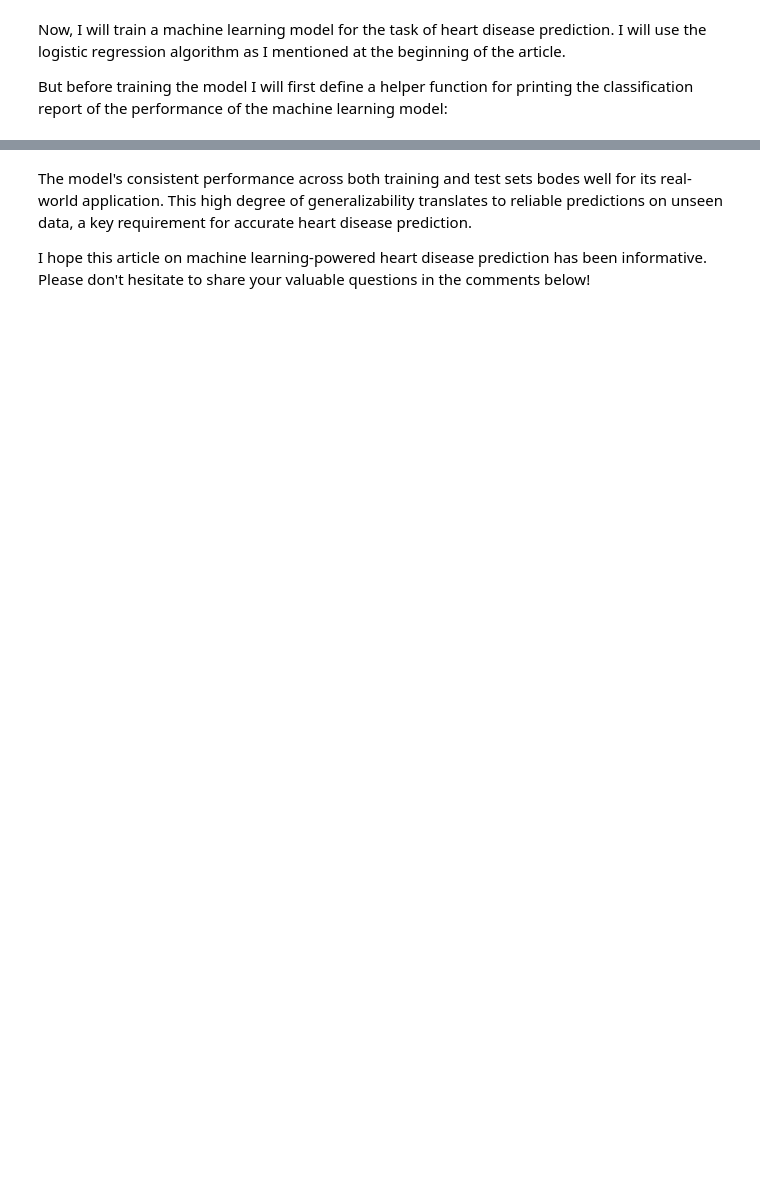
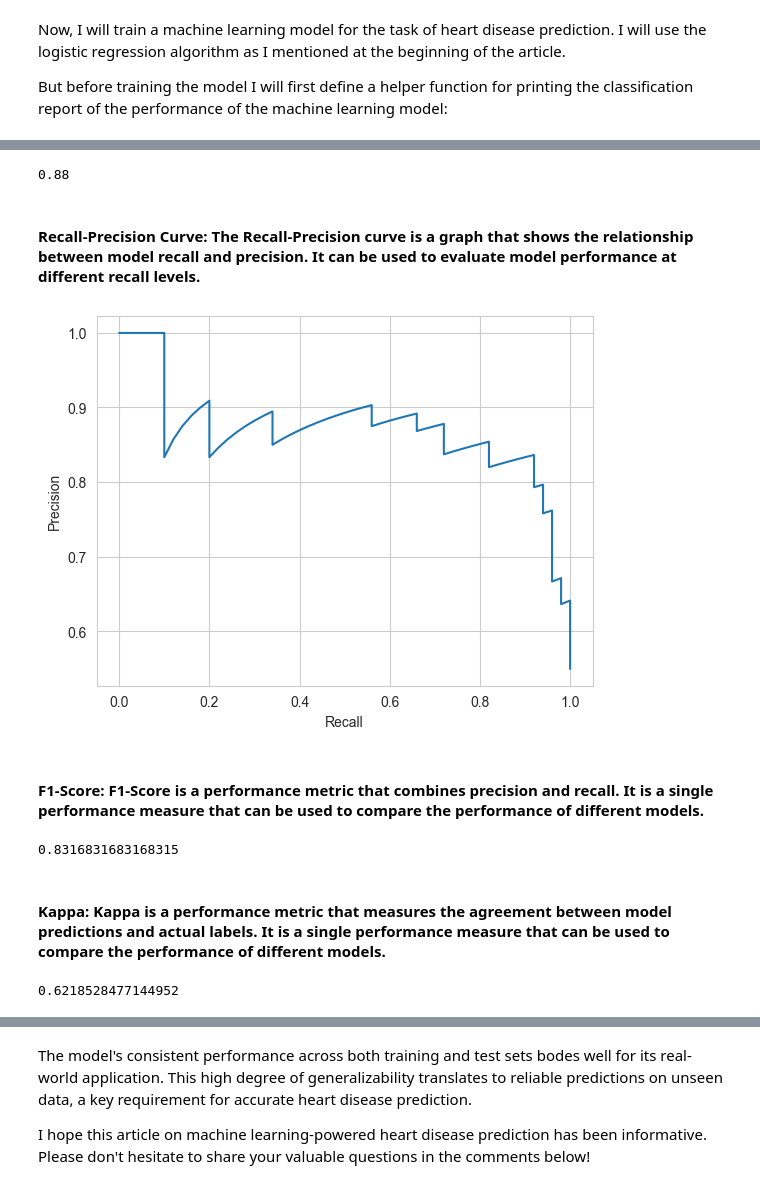
Before and after one commit to nandodevs/heart_disease_prediction, a Jupyter notebook: src/notebooks/modeling.ipynb, the cells around one changed output, grey strips where cells are left out. Drawn from its saved outputs; the diff is of its cells as text; code cells hidden in the pictures; blank space fills up the shorter version.

```diff
--- a/src/notebooks/modeling.ipynb
+++ b/src/notebooks/modeling.ipynb
@@ -88,0 +53,38 @@ results_df
+# %%
+from sklearn.metrics import roc_auc_score
+
+
+print(roc_auc_score(y_test, lr_clf.predict_proba(X_test)[:, 1]))
+# %% [output]
+0.88
+# %% [markdown]
+#### Recall-Precision Curve: The Recall-Precision curve is a graph that shows the relationship between model recall and precision. It can be used to evaluate model performance at different recall levels.
+# %%
+from sklearn.metrics import precision_recall_curve
+
+precision, recall, thresholds = precision_recall_curve(y_test, lr_clf.predict_proba(X_test)[:, 1])
+
+plt.plot(recall, precision)
+plt.xlabel("Recall")
+plt.ylabel("Precision")
+plt.show()
+# %% [output]
+[figure, added]
+# %% [markdown]
+#### F1-Score: F1-Score is a performance metric that combines precision and recall. It is a single performance measure that can be used to compare the performance of different models.
+# %%
+from sklearn.metrics import f1_score
+
+print(f1_score(y_test, lr_clf.predict(X_test)))
+# %% [output]
+0.8316831683168315
+# %% [markdown]
+#### Kappa: Kappa is a performance metric that measures the agreement between model predictions and actual labels. It is a single performance measure that can be used to compare the performance of different models.
+# %%
+from sklearn.metrics import cohen_kappa_score
+
+kappa = cohen_kappa_score(y_test, lr_clf.predict(X_test))
+
+print(kappa)
+# %% [output]
+0.6218528477144952
```
Also changed, not shown: parts of 15 cells of this notebook.
